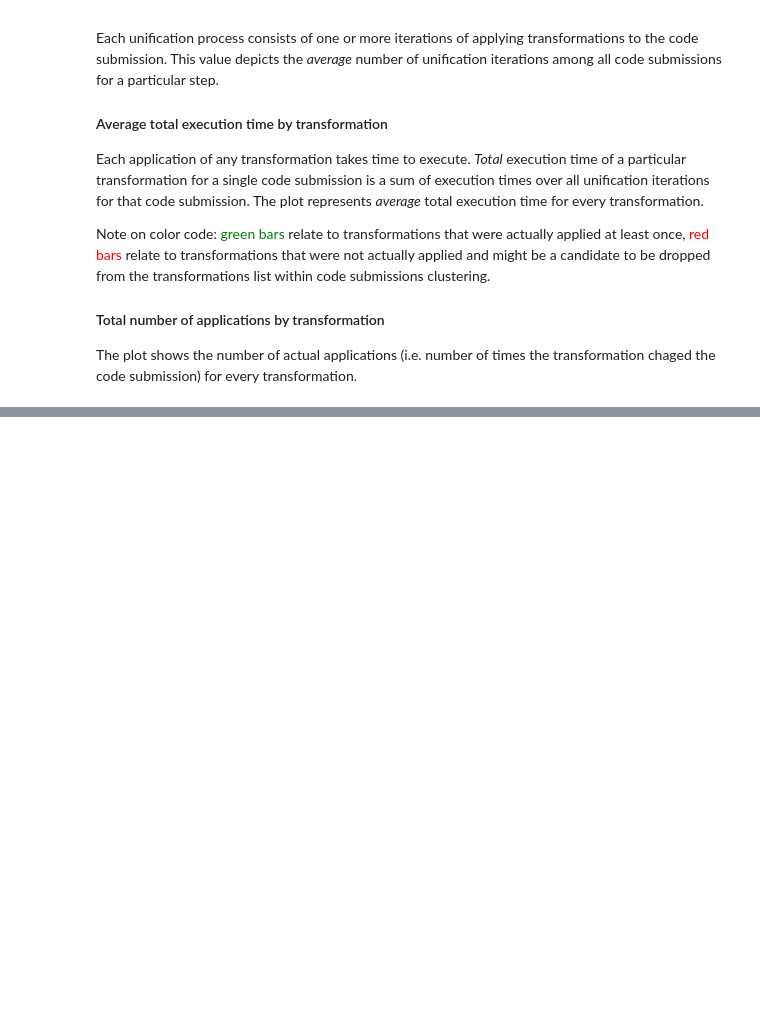
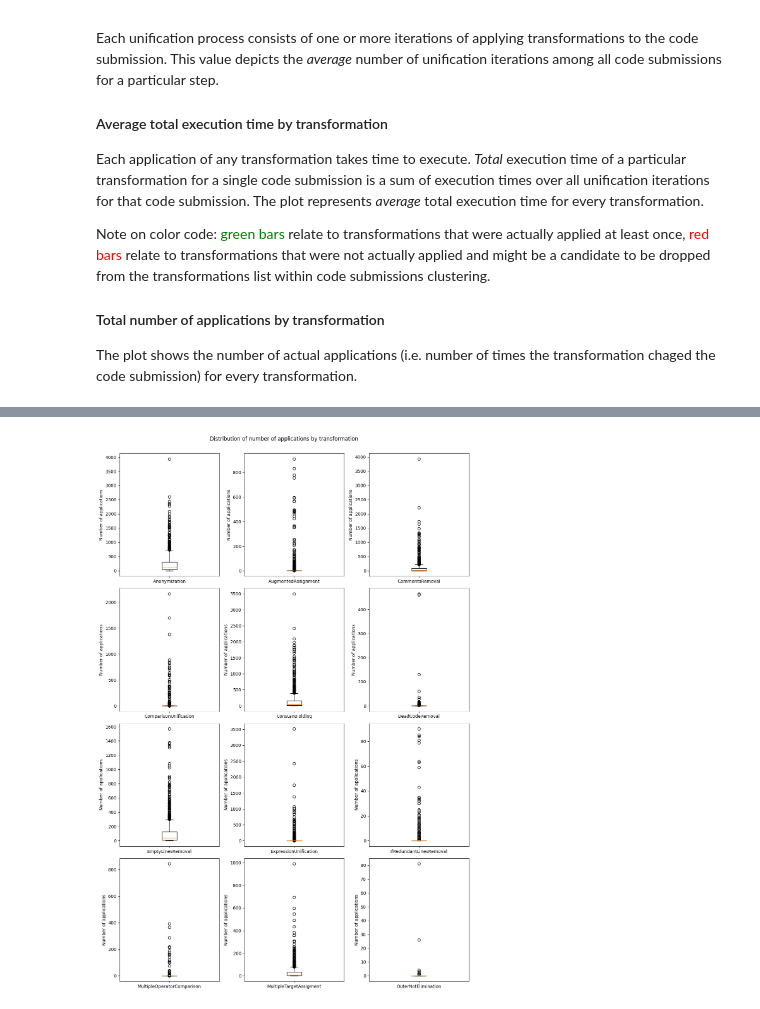
Before and after one commit to hyperskill/code-submissions-clustering, a Jupyter notebook: scripts/analysis/transformations_stats_from_logs.ipynb, the cells around one changed output, grey strips where cells are left out. Drawn from its saved outputs; the diff is of its cells as text; code cells hidden in the pictures; blank space fills up the shorter version.

```diff
--- a/scripts/analysis/transformations_stats_from_logs.ipynb
+++ b/scripts/analysis/transformations_stats_from_logs.ipynb
@@ -162,0 +195,19 @@ plt.show()
+# %%
+fig, axs = plt.subplots(len(transformations) // 3,3, figsize=(12,18))
+
+fig.suptitle('Distribution of number of applications by transformation')
+
+for i in range(len(transformations)):
+    axs[i // 3][i % 3].set_ylabel('Number of applications')
+
+for i, tr in enumerate(transformations):
+    axs[i // 3][i % 3].boxplot(
+        [transf_apl_cnt_dist[step][tr] for step in transf_apl_cnt_dist.keys()],
+        labels=[tr],
+    )
+
+fig.tight_layout()
+fig.subplots_adjust(top=0.95)
+plt.show()
+# %% [output]
+[figure, added]
```
Also changed, not shown: parts of 5 cells of this notebook.
